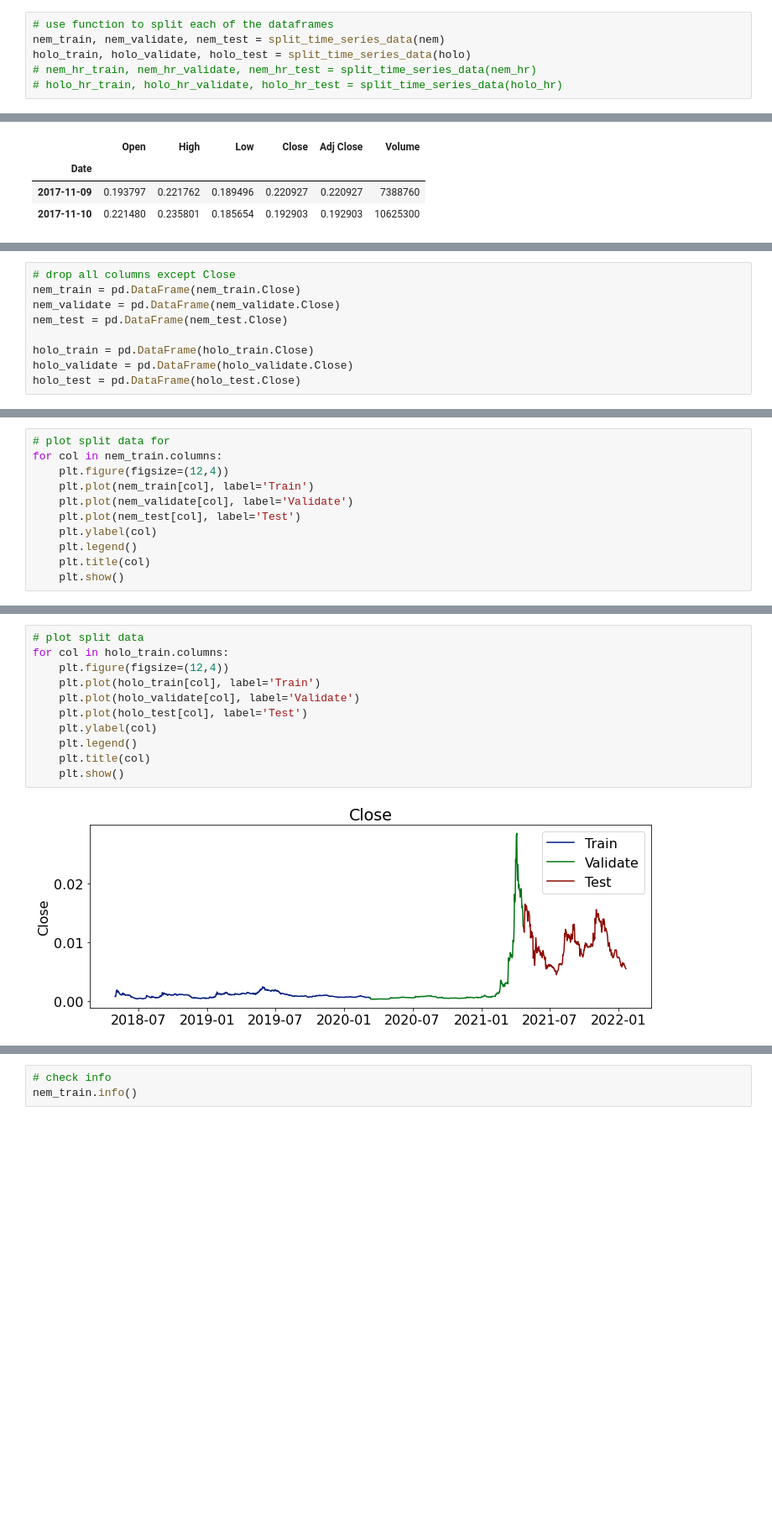
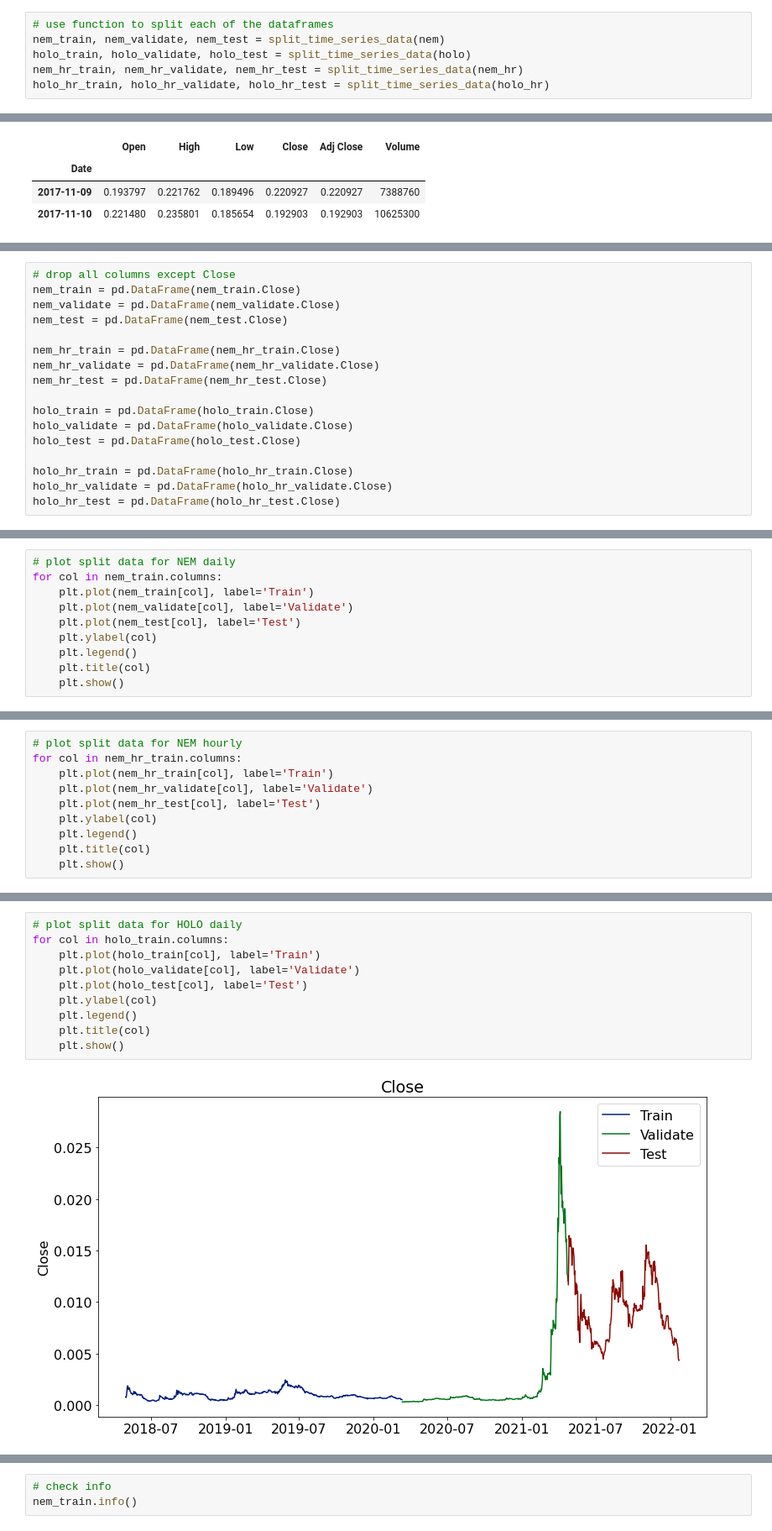
Before and after one commit to lainslie-18/predicting_cryptocurrency_price_with_TSA, a Jupyter notebook: wrangle_explore.ipynb, the cells around one changed output, grey strips where cells are left out. Shown at 84% size. Cells and saved outputs as stored; diff of their text form; blank space fills up the shorter version.

```diff
--- a/wrangle_explore.ipynb
+++ b/wrangle_explore.ipynb
@@ -226,8 +234,8 @@ def split_time_series_data(df):
 # use function to split each of the dataframes
 nem_train, nem_validate, nem_test = split_time_series_data(nem)
 holo_train, holo_validate, holo_test = split_time_series_data(holo)
-# nem_hr_train, nem_hr_validate, nem_hr_test = split_time_series_data(nem_hr)
-# holo_hr_train, holo_hr_validate, holo_hr_test = split_time_series_data(holo_hr)
+nem_hr_train, nem_hr_validate, nem_hr_test = split_time_series_data(nem_hr)
+holo_hr_train, holo_hr_validate, holo_hr_test = split_time_series_data(holo_hr)
 # %%
 nem_validate.shape
 # %% [output]
@@ -257,9 +265,17 @@ nem_train = pd.DataFrame(nem_train.Close)
 nem_validate = pd.DataFrame(nem_validate.Close)
 nem_test = pd.DataFrame(nem_test.Close)
 
+nem_hr_train = pd.DataFrame(nem_hr_train.Close)
+nem_hr_validate = pd.DataFrame(nem_hr_validate.Close)
+nem_hr_test = pd.DataFrame(nem_hr_test.Close)
+
 holo_train = pd.DataFrame(holo_train.Close)
 holo_validate = pd.DataFrame(holo_validate.Close)
 holo_test = pd.DataFrame(holo_test.Close)
+
+holo_hr_train = pd.DataFrame(holo_hr_train.Close)
+holo_hr_validate = pd.DataFrame(holo_hr_validate.Close)
+holo_hr_test = pd.DataFrame(holo_hr_test.Close)
 # %%
 # check that each of the dataframes is successive
 nem_train.Close.tail(1)
@@ -311,8 +327,7 @@ Date
 Name: Close, dtype: float64
 # %%
-# plot split data for
+# plot split data for NEM daily
 for col in nem_train.columns:
-    plt.figure(figsize=(12,4))
     plt.plot(nem_train[col], label='Train')
     plt.plot(nem_validate[col], label='Validate')
     plt.plot(nem_test[col], label='Test')
@@ -324,0 +340,10 @@ for col in nem_train.columns:
+# %%
+# plot split data for NEM hourly
+for col in nem_hr_train.columns:
+    plt.plot(nem_hr_train[col], label='Train')
+    plt.plot(nem_hr_validate[col], label='Validate')
+    plt.plot(nem_hr_test[col], label='Test')
+    plt.ylabel(col)
+    plt.legend()
+    plt.title(col)
+    plt.show()
@@ -325,13 +352,12 @@ for col in nem_train.columns:
 # %%
-# plot split data
+# plot split data for HOLO daily
 for col in holo_train.columns:
-    plt.figure(figsize=(12,4))
     plt.plot(holo_train[col], label='Train')
     plt.plot(holo_validate[col], label='Validate')
     plt.plot(holo_test[col], label='Test')
     plt.ylabel(col)
     plt.legend()
     plt.title(col)
     plt.show()
 # %% [output]
-[figure, old version]
+[figure, new version]
```
Also changed, not shown: parts of 55 cells of this notebook, 1 other file.
